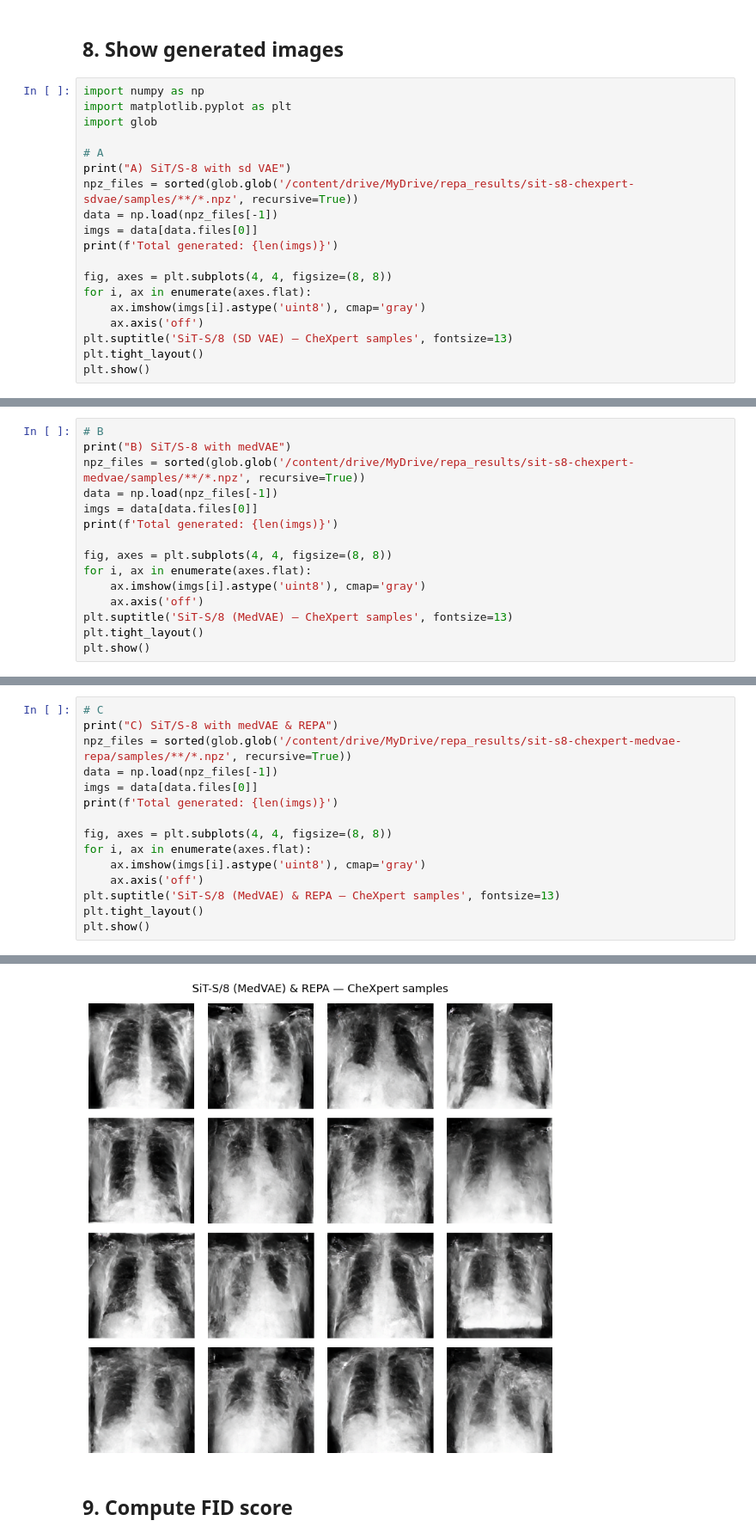
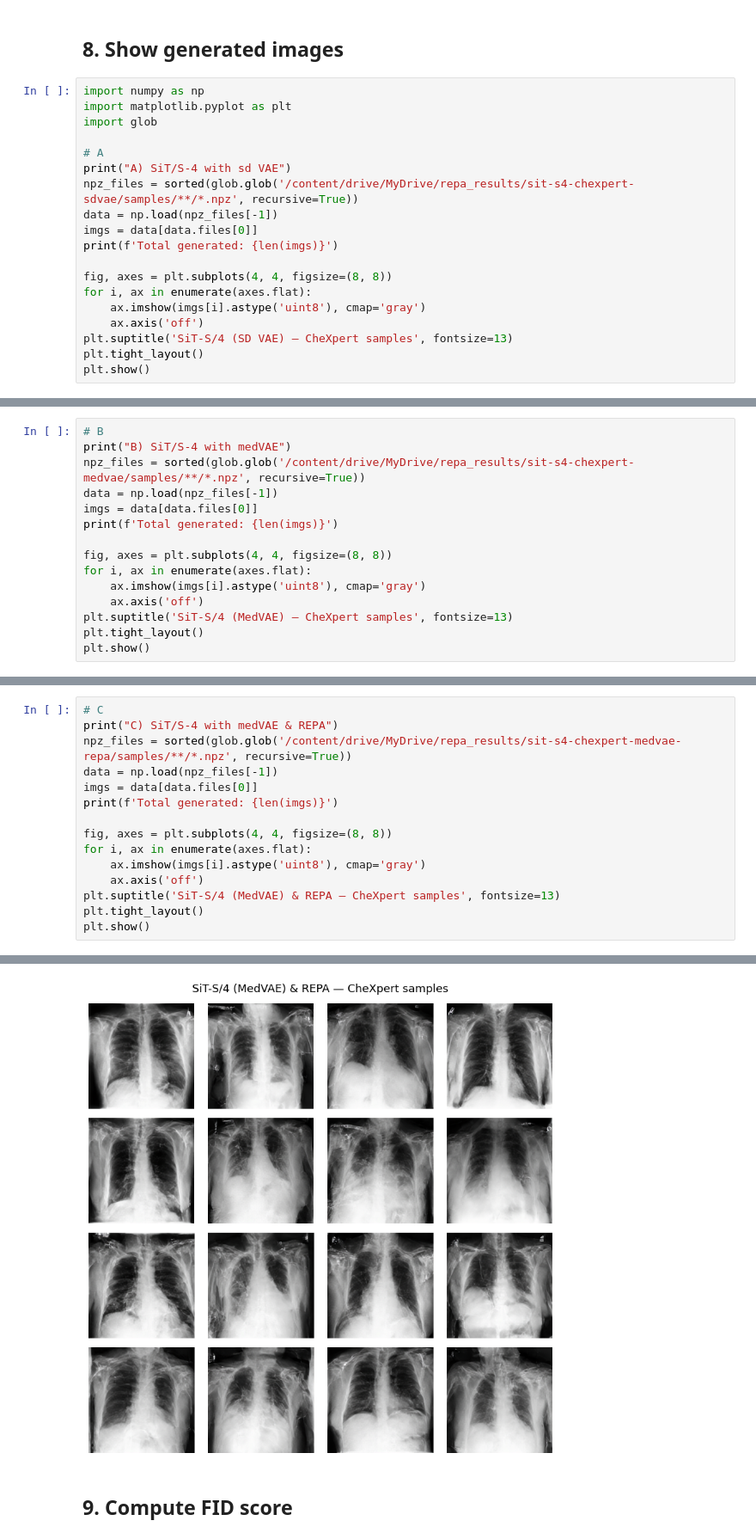
Before and after one commit to nikiboura/REPA, a Jupyter notebook: notebooks/colab/model_ablations.ipynb, the cells around one changed output, grey strips where cells are left out. Shown at 86% size. Cells and saved outputs as stored; diff of their text form.

```diff
--- a/notebooks/colab/model_ablations.ipynb
+++ b/notebooks/colab/model_ablations.ipynb
@@ -378,8 +422,8 @@ import matplotlib.pyplot as plt
 import glob
 
 # A
-print("A) SiT/S-8 with sd VAE")
-npz_files = sorted(glob.glob('/content/drive/MyDrive/repa_results/sit-s8-chexpert-sdvae/samples/**/*.npz', recursive=True))
+print("A) SiT/S-4 with sd VAE")
+npz_files = sorted(glob.glob('/content/drive/MyDrive/repa_results/sit-s4-chexpert-sdvae/samples/**/*.npz', recursive=True))
 data = np.load(npz_files[-1])
 imgs = data[data.files[0]]
 print(f'Total generated: {len(imgs)}')
@@ -388,7 +432,7 @@ fig, axes = plt.subplots(4, 4, figsize=(8, 8))
 for i, ax in enumerate(axes.flat):
     ax.imshow(imgs[i].astype('uint8'), cmap='gray')
     ax.axis('off')
-plt.suptitle('SiT-S/8 (SD VAE) — CheXpert samples', fontsize=13)
+plt.suptitle('SiT-S/4 (SD VAE) — CheXpert samples', fontsize=13)
 plt.tight_layout()
 plt.show()
 # %% [output]
@@ -398,7 +442,7 @@ Total generated: 5000
 # %%
 # B
-print("B) SiT/S-8 with medVAE")
-npz_files = sorted(glob.glob('/content/drive/MyDrive/repa_results/sit-s8-chexpert-medvae/samples/**/*.npz', recursive=True))
+print("B) SiT/S-4 with medVAE")
+npz_files = sorted(glob.glob('/content/drive/MyDrive/repa_results/sit-s4-chexpert-medvae/samples/**/*.npz', recursive=True))
 data = np.load(npz_files[-1])
 imgs = data[data.files[0]]
 print(f'Total generated: {len(imgs)}')
@@ -407,7 +451,7 @@ fig, axes = plt.subplots(4, 4, figsize=(8, 8))
 for i, ax in enumerate(axes.flat):
     ax.imshow(imgs[i].astype('uint8'), cmap='gray')
     ax.axis('off')
-plt.suptitle('SiT-S/8 (MedVAE) — CheXpert samples', fontsize=13)
+plt.suptitle('SiT-S/4 (MedVAE) — CheXpert samples', fontsize=13)
 plt.tight_layout()
 plt.show()
 # %% [output]
@@ -417,7 +461,7 @@ Total generated: 5000
 # %%
 # C
-print("C) SiT/S-8 with medVAE & REPA")
-npz_files = sorted(glob.glob('/content/drive/MyDrive/repa_results/sit-s8-chexpert-medvae-repa/samples/**/*.npz', recursive=True))
+print("C) SiT/S-4 with medVAE & REPA")
+npz_files = sorted(glob.glob('/content/drive/MyDrive/repa_results/sit-s4-chexpert-medvae-repa/samples/**/*.npz', recursive=True))
 data = np.load(npz_files[-1])
 imgs = data[data.files[0]]
 print(f'Total generated: {len(imgs)}')
@@ -426,7 +470,7 @@ fig, axes = plt.subplots(4, 4, figsize=(8, 8))
 for i, ax in enumerate(axes.flat):
     ax.imshow(imgs[i].astype('uint8'), cmap='gray')
     ax.axis('off')
-plt.suptitle('SiT-S/8 (MedVAE) & REPA — CheXpert samples', fontsize=13)
+plt.suptitle('SiT-S/4 (MedVAE) & REPA — CheXpert samples', fontsize=13)
 plt.tight_layout()
 plt.show()
 # %% [output]
@@ -434,5 +478,5 @@ C) SiT/S-8 with medVAE & REPA
 Total generated: 5000
-[figure, old version]
+[figure, new version]
 # %% [markdown]
 ## 9. Compute FID score
 # %%
```
Also changed, not shown: parts of 20 cells of this notebook.
